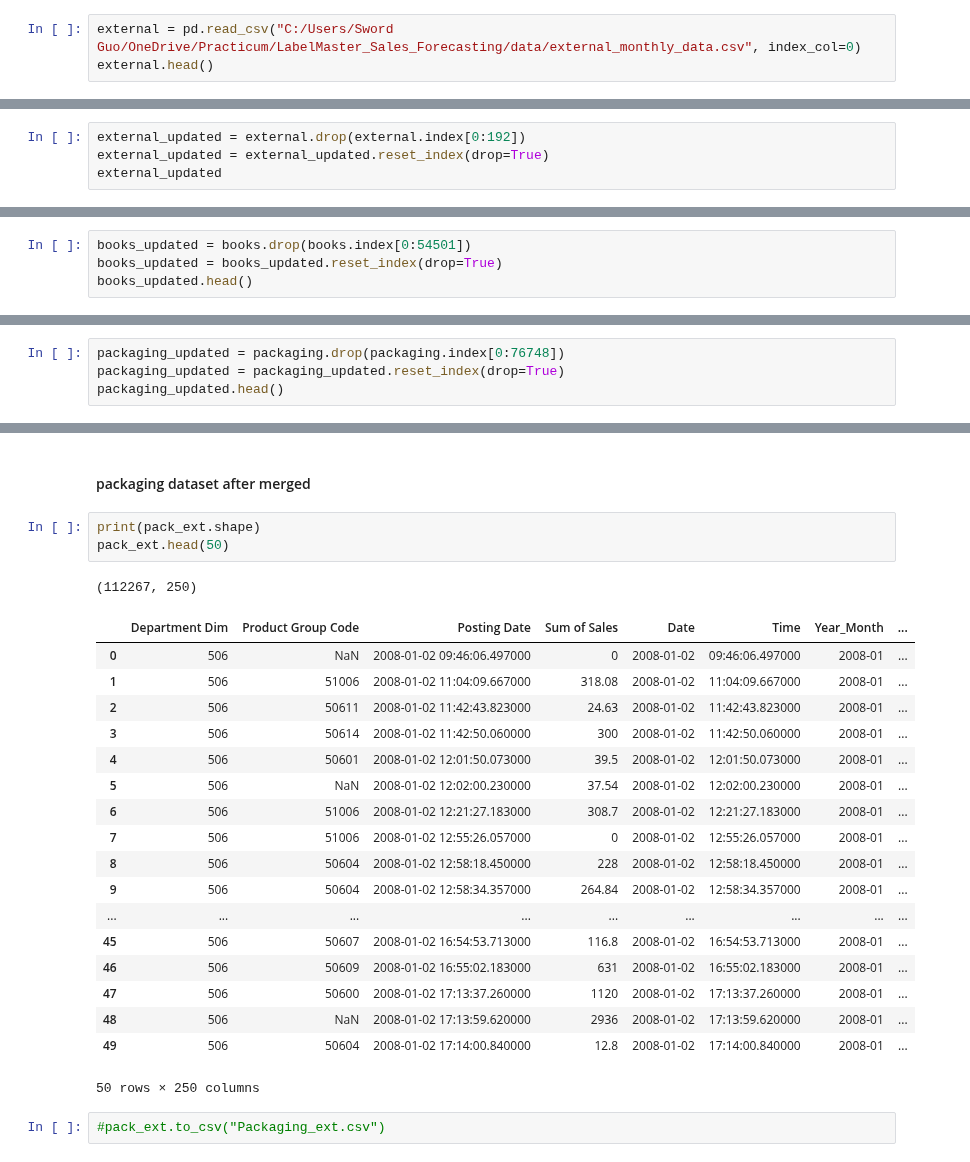
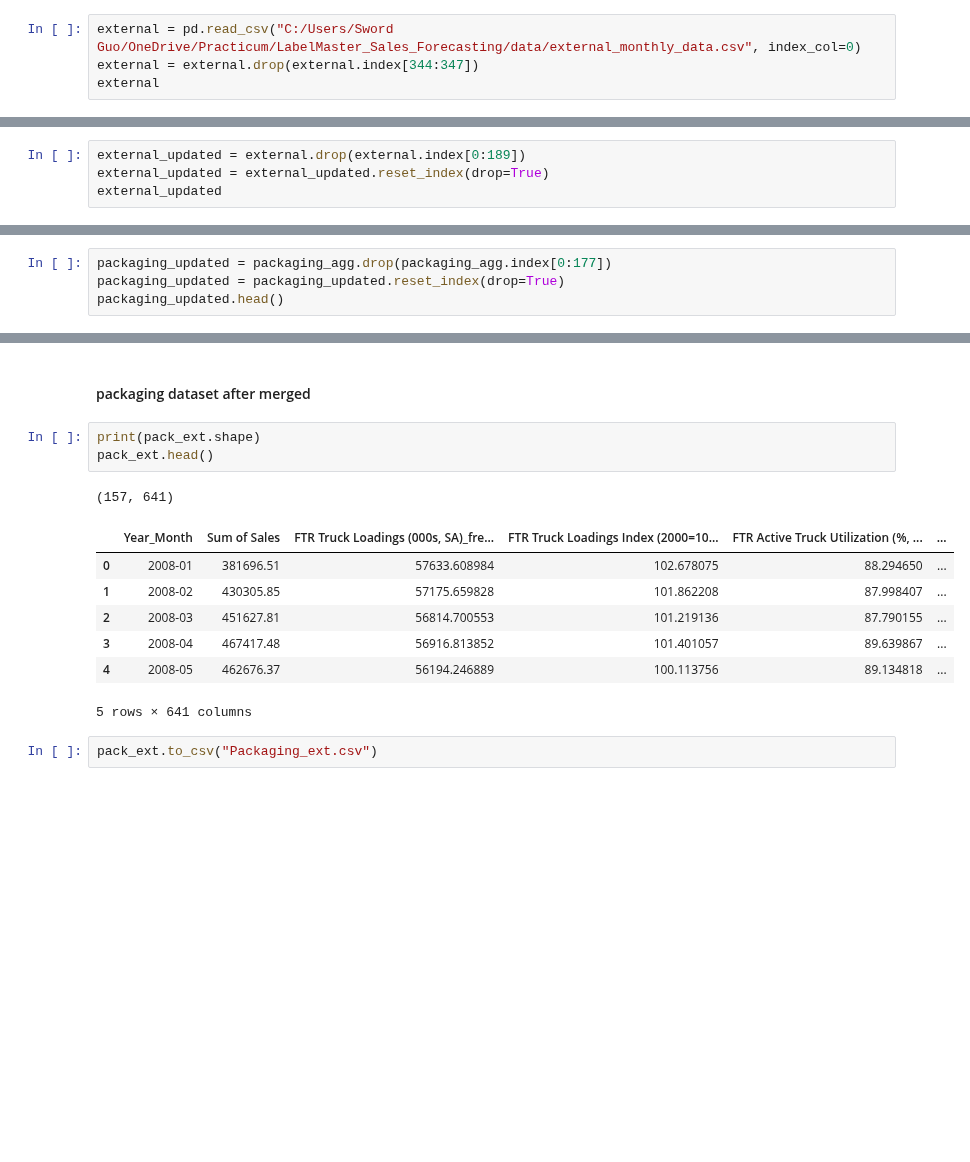
Before and after one commit to rnair7163/LabelMaster_Sales_Forecasting, a Jupyter notebook: data_prep.ipynb, the cells around one changed output, grey strips where cells are left out. Drawn from its saved outputs; the diff is of its cells as text; blank space fills up the shorter version.

```diff
--- a/data_prep.ipynb
+++ b/data_prep.ipynb
@@ -132,6 +168,7 @@ packaging
 ### Only keep the data from 2008- 2020 from external dataset
 # %%
 external = pd.read_csv("C:/Users/Sword Guo/OneDrive/Practicum/LabelMaster_Sales_Forecasting/data/external_monthly_data.csv", index_col=0)
-external.head()
+external = external.drop(external.index[344:347])
+external
 # %% [output]
 |  | FTR Truck Loadings (000s, SA)_fre... | FTR Truck Loadings Index (2000=10... | FTR Active Truck Utilization (%, ... | Dry Van Trailer Loadings (000s, S... | ... |
@@ -150,5 +193,5 @@ external.loc[external["Year_Month"] == "2008-01"]
 # %%
-external_updated = external.drop(external.index[0:192])
+external_updated = external.drop(external.index[0:189])
 external_updated = external_updated.reset_index(drop=True)
 external_updated
 # %% [output]
@@ -175,5 +234,5 @@ books.loc[books["Year_Month"] == "2008-01"].head(1)
 # %%
-books_updated = books.drop(books.index[0:54501])
-books_updated = books_updated.reset_index(drop=True)
-books_updated.head()
+packaging_updated = packaging_agg.drop(packaging_agg.index[0:177])
+packaging_updated = packaging_updated.reset_index(drop=True)
+packaging_updated.head()
 # %% [output]
@@ -191,4 +244,0 @@ packaging.loc[packaging["Year_Month"] == "2008-01"].head(1)
-# %%
-packaging_updated = packaging.drop(packaging.index[0:76748])
-packaging_updated = packaging_updated.reset_index(drop=True)
-packaging_updated.head()
@@ -235,26 +272,15 @@ books_ext.head(50)
 #### packaging dataset after merged
 # %%
 print(pack_ext.shape)
-pack_ext.head(50)
+pack_ext.head()
 # %% [output]
-(112267, 250)
+(157, 641)
-|  | Department Dim | Product Group Code | Posting Date | Sum of Sales | Date | Time | Year_Month | ... |
-| 0 | 506 | NaN | 2008-01-02 09:46:06.497000 | 0 | 2008-01-02 | 09:46:06.497000 | 2008-01 | ... |
-| 1 | 506 | 51006 | 2008-01-02 11:04:09.667000 | 318.08 | 2008-01-02 | 11:04:09.667000 | 2008-01 | ... |
-| 2 | 506 | 50611 | 2008-01-02 11:42:43.823000 | 24.63 | 2008-01-02 | 11:42:43.823000 | 2008-01 | ... |
-| 3 | 506 | 50614 | 2008-01-02 11:42:50.060000 | 300 | 2008-01-02 | 11:42:50.060000 | 2008-01 | ... |
-| 4 | 506 | 50601 | 2008-01-02 12:01:50.073000 | 39.5 | 2008-01-02 | 12:01:50.073000 | 2008-01 | ... |
-| 5 | 506 | NaN | 2008-01-02 12:02:00.230000 | 37.54 | 2008-01-02 | 12:02:00.230000 | 2008-01 | ... |
-| 6 | 506 | 51006 | 2008-01-02 12:21:27.183000 | 308.7 | 2008-01-02 | 12:21:27.183000 | 2008-01 | ... |
-| 7 | 506 | 51006 | 2008-01-02 12:55:26.057000 | 0 | 2008-01-02 | 12:55:26.057000 | 2008-01 | ... |
-| 8 | 506 | 50604 | 2008-01-02 12:58:18.450000 | 228 | 2008-01-02 | 12:58:18.450000 | 2008-01 | ... |
-| 9 | 506 | 50604 | 2008-01-02 12:58:34.357000 | 264.84 | 2008-01-02 | 12:58:34.357000 | 2008-01 | ... |
-| ... | ... | ... | ... | ... | ... | ... | ... | ... |
-| 45 | 506 | 50607 | 2008-01-02 16:54:53.713000 | 116.8 | 2008-01-02 | 16:54:53.713000 | 2008-01 | ... |
-| 46 | 506 | 50609 | 2008-01-02 16:55:02.183000 | 631 | 2008-01-02 | 16:55:02.183000 | 2008-01 | ... |
-| 47 | 506 | 50600 | 2008-01-02 17:13:37.260000 | 1120 | 2008-01-02 | 17:13:37.260000 | 2008-01 | ... |
-| 48 | 506 | NaN | 2008-01-02 17:13:59.620000 | 2936 | 2008-01-02 | 17:13:59.620000 | 2008-01 | ... |
-| 49 | 506 | 50604 | 2008-01-02 17:14:00.840000 | 12.8 | 2008-01-02 | 17:14:00.840000 | 2008-01 | ... |
+|  | Year_Month | Sum of Sales | FTR Truck Loadings (000s, SA)_fre... | FTR Truck Loadings Index (2000=10... | FTR Active Truck Utilization (%, ... | ... |
+| 0 | 2008-01 | 381696.51 | 57633.608984 | 102.678075 | 88.294650 | ... |
+| 1 | 2008-02 | 430305.85 | 57175.659828 | 101.862208 | 87.998407 | ... |
+| 2 | 2008-03 | 451627.81 | 56814.700553 | 101.219136 | 87.790155 | ... |
+| 3 | 2008-04 | 467417.48 | 56916.813852 | 101.401057 | 89.639867 | ... |
+| 4 | 2008-05 | 462676.37 | 56194.246889 | 100.113756 | 89.134818 | ... |
-50 rows × 250 columns
+5 rows × 641 columns
 # %%
-#pack_ext.to_csv("Packaging_ext.csv")
+pack_ext.to_csv("Packaging_ext.csv")
```
Also changed, not shown: parts of 13 cells of this notebook.
